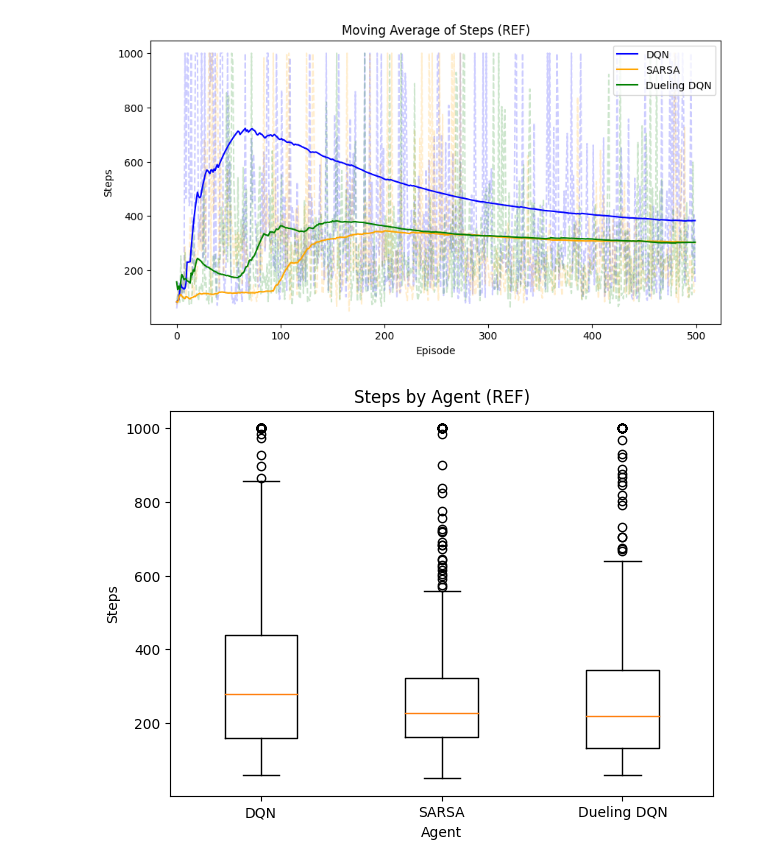
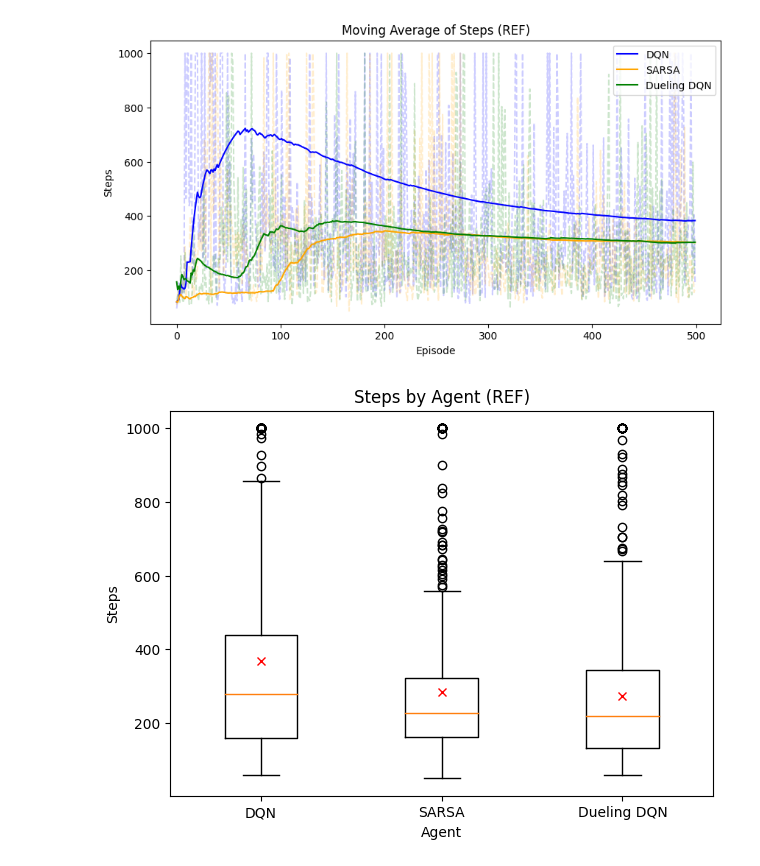
Before and after one commit to timothyckl/Lunar-Lander-RL, a Jupyter notebook: 7_Analysis.ipynb, the cells around one changed output. Saved outputs shown, nothing was run; the diff lists cells and outputs as text; code cells hidden in the pictures.

```diff
--- a/7_Analysis.ipynb
+++ b/7_Analysis.ipynb
@@ -204,15 +211,20 @@ plt.show()
 # %%
 plt.figure(figsize=(7, 5))
 
 plt.boxplot([dql_ef_history['steps'],
         sarsa_ef_history['steps'],
         dueling_dql_ef_history['steps']]
-    , labels=['DQN', 'SARSA', 'Dueling DQN'], widths=0.4)
+    , labels=['DQN', 'SARSA', 'Dueling DQN'], widths=0.4,)
+plt.plot(
+    [1, 2, 3],
+    [np.mean(dql_ef_history['steps']),
+    np.mean(sarsa_ef_history['steps']),
+    np.mean(dueling_dql_ef_history['steps'])], 'rx')
 
 plt.title('Steps by Agent (REF)')
 plt.xlabel('Agent')
 plt.ylabel('Steps')
 
 plt.show()
 # %% [output]
-[figure, old version]
+[figure, new version]
```
Also changed, not shown: parts of 2 cells of this notebook, 3 other files.
